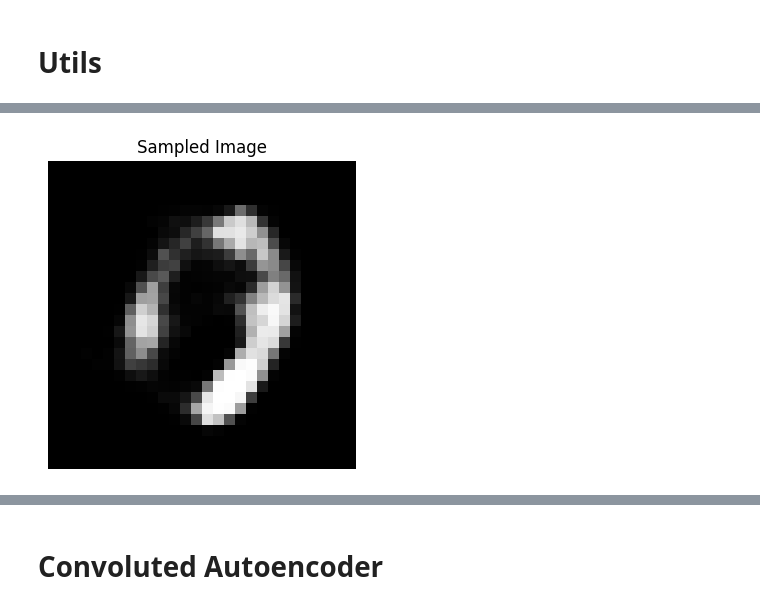
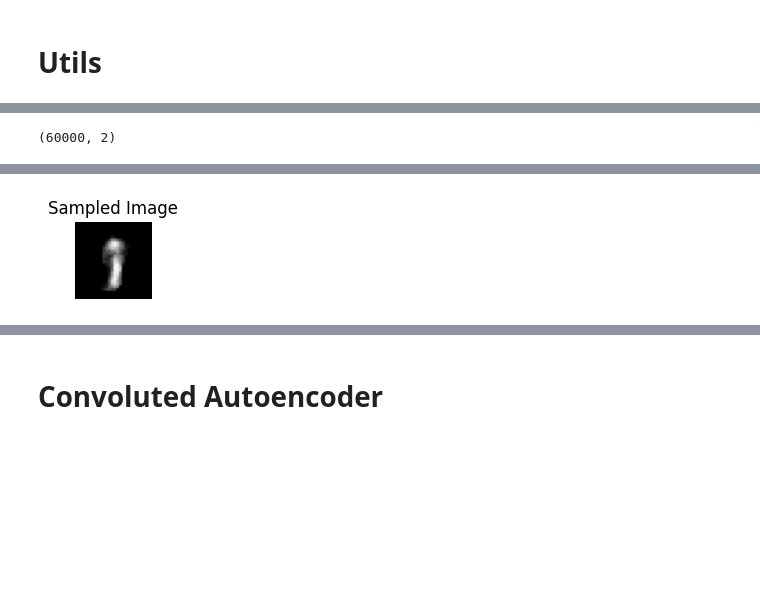
Before and after one commit to GitMAGI/llms-evaluation, a Jupyter notebook: notebooks/autoencoder_images.ipynb, the cells around one changed output, grey strips where cells are left out. Cells and saved outputs as stored; diff of their text form; code cells hidden in the pictures; blank space fills up the shorter version.

```diff
--- a/notebooks/autoencoder_images.ipynb
+++ b/notebooks/autoencoder_images.ipynb
@@ -256,8 +143,13 @@ def plot_encoding_tsne(encoder, data, labels, sample_size=None, perplexity=30, r
 flatten_x_train = norm_x_train.reshape((len(norm_x_train), -1))
 flatten_x_test = norm_x_test.reshape((len(norm_x_test), -1))
 
-input_shape = (flatten_x_train.shape[1],)
-enc_layers_spec = [{'dim': 128, 'activation': 'relu'}, {'dim': 64, 'activation': 'relu'}, {'dim': 32,  'activation': 'relu'}]
-dec_layers_spec = [{'dim':  32, 'activation': 'relu'}, {'dim': 64, 'activation': 'relu'}, {'dim': 128, 'activation': 'relu'}]
+input_dim = flatten_x_train.shape[1]
+filters=(32, 64, 128)
+activations=('relu', 'relu', 'relu')
+latent_space_dim=2
 
-autoencoder, encoder, decoder = create_autoencoder(input_shape, enc_layers_spec, dec_layers_spec)
+autoencoder, encoder, decoder = create_autoencoder(input_dim=input_dim, filters=filters, activations=activations, latent_space_dim=latent_space_dim)
+
+autoencoder.summary()
+encoder.summary()
+decoder.summary()
@@ -316,5 +256,9 @@ latent_std = np.std(latent_reps, axis=0)
+# %%
+latent_reps.shape
+# %% [output]
+(60000, 2)
 # %%
-encoded_img = get_2d_sample_from_norm_distr(latent_mean, latent_std, 1, 32)
+encoded_img = get_2d_sample_from_norm_distr(latent_mean, latent_std, 1, latent_space_dim)
 # Decodifica per ottenere la ricostruzione
 decoded_img = decoder.predict(encoded_img)
 # Genera una nuova immagine
@@ -324,4 +268,4 @@ plot_img(decoded_img, figsize=(1,1))
-[figure, old version]
+[figure, new version]
 # %%
 plot_encoding_tsne(encoder, flatten_x_test, y_test, sample_size=1000, title=f"t-SNE projection of the latent space (Encoder)")
 # %% [output]
```
Also changed, not shown: parts of 29 cells of this notebook, 3 other files.
